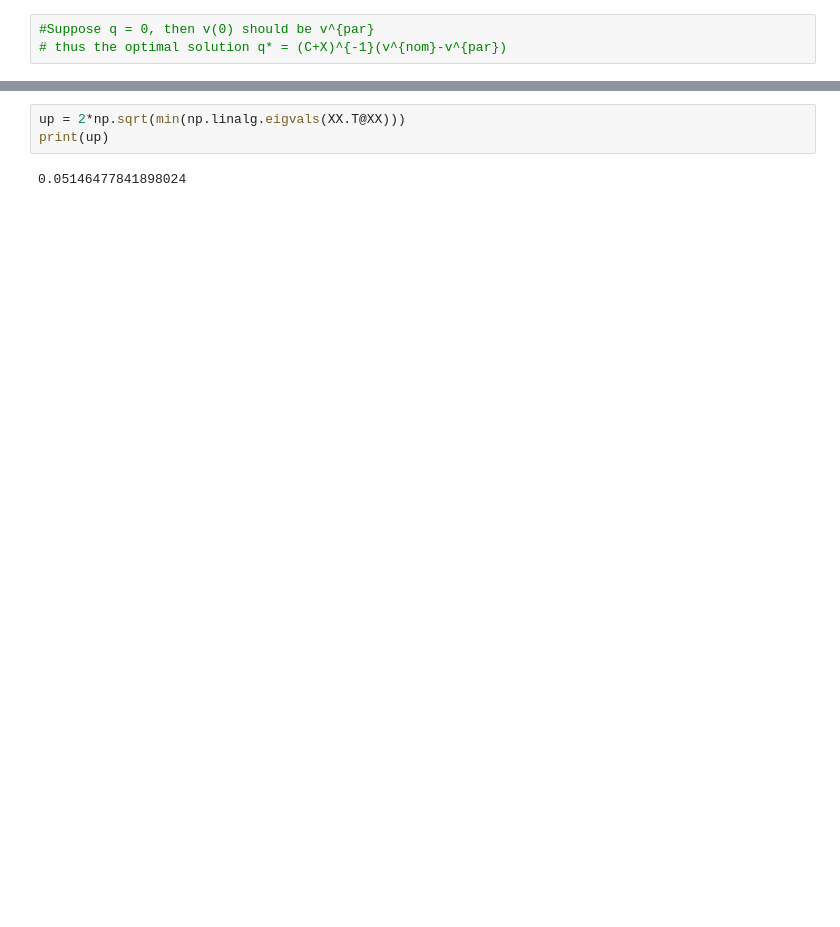
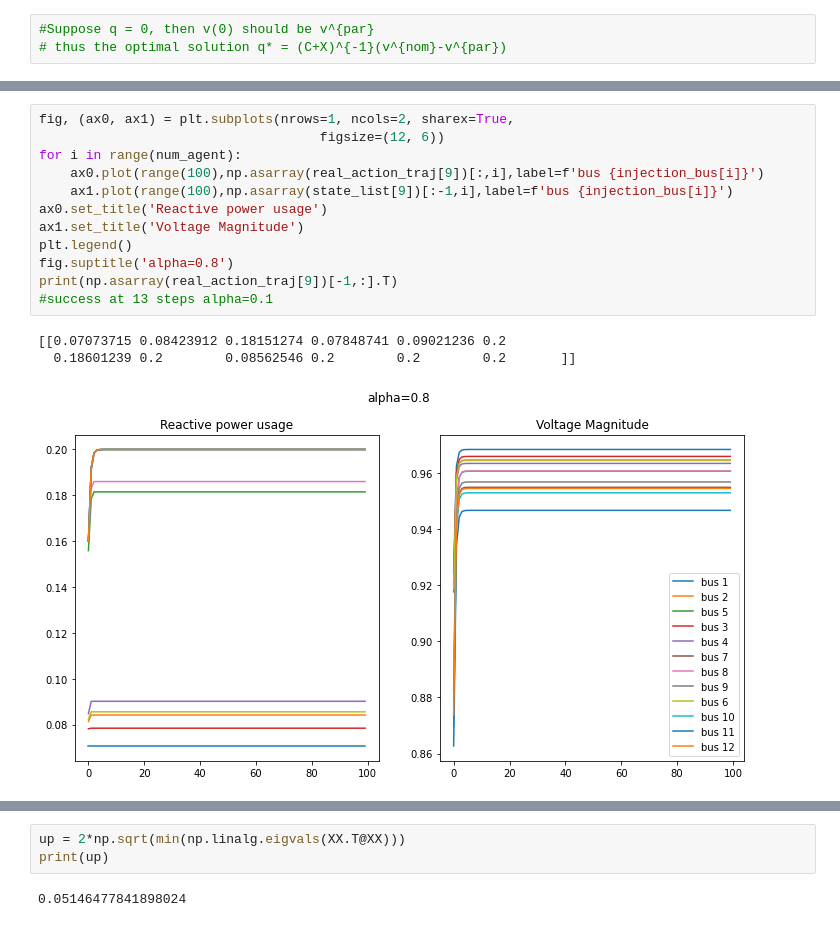
Before and after one commit to JieFeng-cse/steady-state-and-transient-for-voltage-control, a Jupyter notebook: IEEE_13bus_pandapower.ipynb, the cells around one changed output, grey strips where cells are left out. Drawn from its saved outputs; the diff is of its cells as text; blank space fills up the shorter version.

```diff
--- a/IEEE_13bus_pandapower.ipynb
+++ b/IEEE_13bus_pandapower.ipynb
@@ -327,0 +303,16 @@ def test_suc_rate(algm, step_num=100):
+# %%
+fig, (ax0, ax1) = plt.subplots(nrows=1, ncols=2, sharex=True,
+                                    figsize=(12, 6))
+for i in range(num_agent):
+    ax0.plot(range(100),np.asarray(real_action_traj[9])[:,i],label=f'bus {injection_bus[i]}')
+    ax1.plot(range(100),np.asarray(state_list[9])[:-1,i],label=f'bus {injection_bus[i]}')
+ax0.set_title('Reactive power usage')
+ax1.set_title('Voltage Magnitude')
+plt.legend()
+fig.suptitle('alpha=0.8')
+print(np.asarray(real_action_traj[9])[-1,:].T)
+#success at 13 steps alpha=0.1
+# %% [output]
+[[0.07073715 0.08423912 0.18151274 0.07848741 0.09021236 0.2
+  0.18601239 0.2        0.08562546 0.2        0.2        0.2       ]]
+[figure, added]
```
Also changed, not shown: parts of 62 cells of this notebook, 7 other files.
